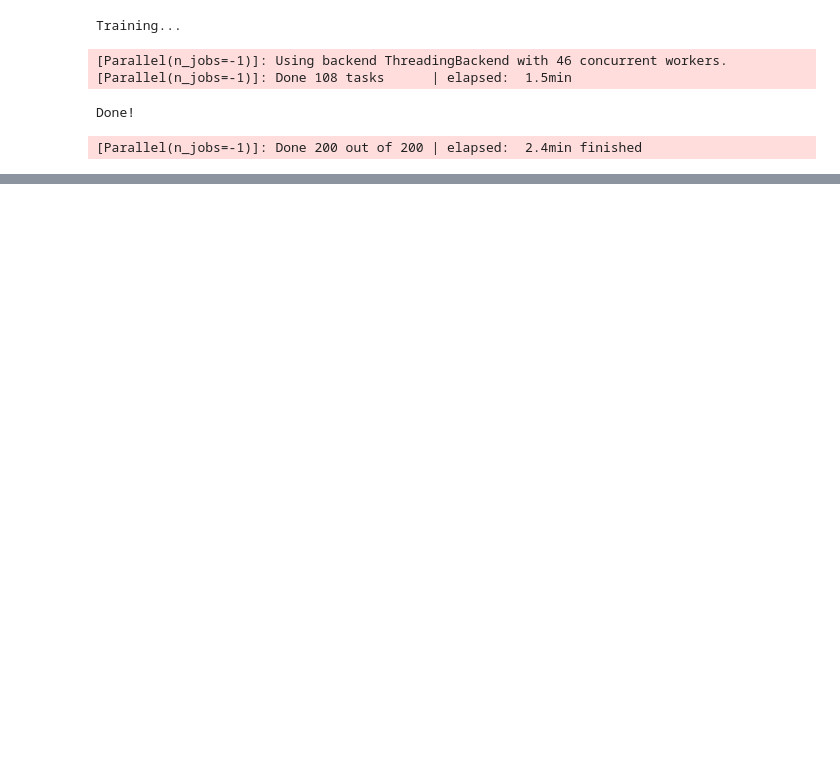
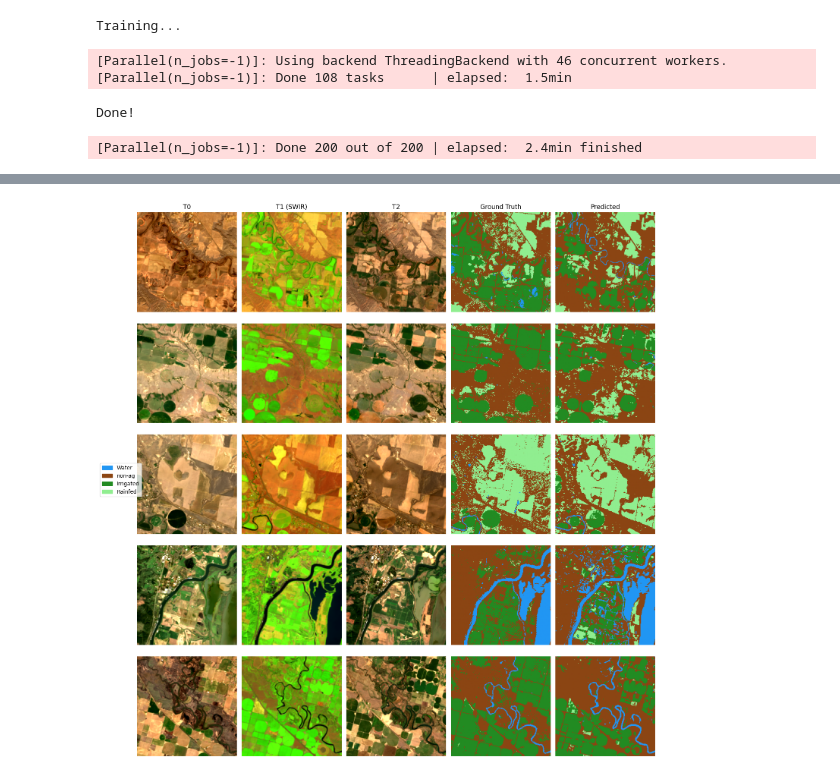
Before and after one commit to ejalilva/Prithvi-Irrigation, a Jupyter notebook: baselines/RF/rf_benchmark.ipynb, the cells around one changed output, grey strips where cells are left out. Drawn from its saved outputs; the diff is of its cells as text; code cells hidden in the pictures; blank space fills up the shorter version.

```diff
--- a/baselines/RF/rf_benchmark.ipynb
+++ b/baselines/RF/rf_benchmark.ipynb
@@ -270 +277,59 @@ weighted avg     0.6763    0.6717    0.6731  38434816
 Saved to rf_outputs/
+# %%
+# %% Visualize predictions for sample chips
+import matplotlib.patches as mpatches
+
+n_chips = 5
+np.random.seed(42)
+# sample_indices = np.random.choice(len(val_images), n_chips, replace=False)
+sample_indices = range(10,15)
+fig, axes = plt.subplots(n_chips, 5, figsize=(15, 3*n_chips))
+
+colors = ['#2196F3', '#8B4513', '#228B22', '#90EE90']
+cmap = plt.cm.colors.ListedColormap(colors)
+
+def norm(arr):
+    p2, p98 = np.percentile(arr, (2, 98))
+    return np.clip((arr - p2) / (p98 - p2 + 1e-6), 0, 1)
+
+for row, idx in enumerate(sample_indices):
+    img_path = val_images[idx]
+    mask_path = img_path.replace('_merged.tif', '.mask.tif')
+
+    with rasterio.open(img_path) as src:
+        img = src.read()
+    with rasterio.open(mask_path) as src:
+        mask = src.read(1)
+
+    H, W = mask.shape
+
+    t0 = norm(np.moveaxis(img[2::-1], 0, -1))              # RGB
+    t1 = norm(np.moveaxis(img[[10, 9, 6]], 0, -1))         # SWIR1, NIR, GREEN
+    t2 = norm(np.moveaxis(img[14:11:-1], 0, -1))           # RGB
+
+    X = img.reshape(18, -1).T
+    pred = rf.predict(X).reshape(H, W)
+
+    axes[row, 0].imshow(t0)
+    axes[row, 1].imshow(t1)
+    axes[row, 2].imshow(t2)
+    axes[row, 3].imshow(mask, cmap=cmap, vmin=0, vmax=3)
+    axes[row, 4].imshow(pred, cmap=cmap, vmin=0, vmax=3)
+
+    for ax in axes[row]:
+        ax.axis('off')
+
+axes[0, 0].set_title('T0')
+axes[0, 1].set_title('T1 (SWIR)')
+axes[0, 2].set_title('T2')
+axes[0, 3].set_title('Ground Truth')
+axes[0, 4].set_title('Predicted')
+
+patches = [mpatches.Patch(color=c, label=l) for c, l in zip(colors, CLASS_NAMES)]
+fig.legend(handles=patches, loc='center left', bbox_to_anchor=(0.01, 0.5))
+
+plt.tight_layout()
+plt.subplots_adjust(left=0.08)
+plt.savefig(os.path.join(OUTPUT_DIR, 'prediction_samples.png'), dpi=300, bbox_inches='tight')
+plt.show()
+# %% [output]
@@ -270,0 +356 @@ Saved to rf_outputs/
+[figure, added]
```
Also changed, not shown: parts of 7 cells of this notebook, 13 other files.
